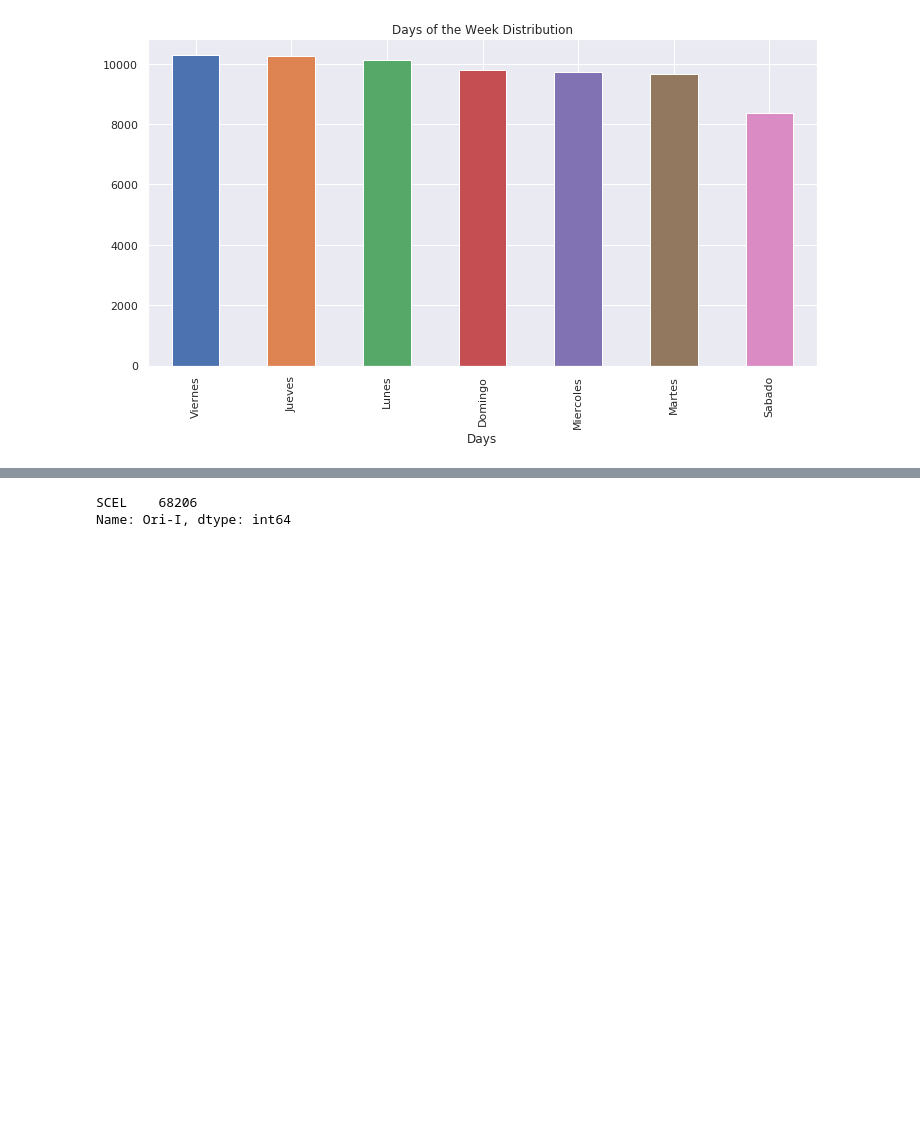
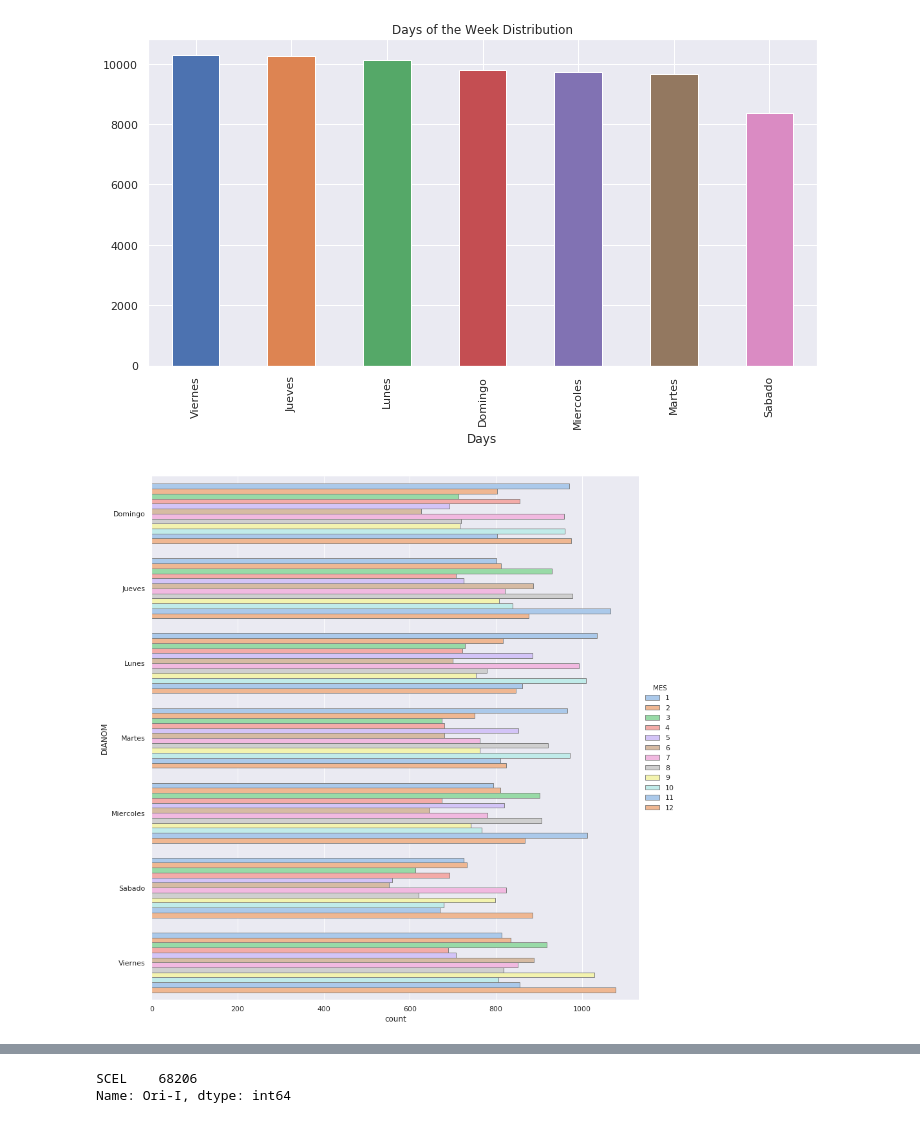
Before and after one commit to nvenegas-oliva/predict-flight-delays, a Jupyter notebook: EDA.ipynb, the cells around one changed output, grey strips where cells are left out. Drawn from its saved outputs; the diff is of its cells as text; code cells hidden in the pictures; blank space fills up the shorter version.

Commit message:
feat: Add chart for day by month distribution

```diff
--- a/EDA.ipynb
+++ b/EDA.ipynb
@@ -84,3 +75,13 @@ _ = plt.xlabel('Days')
 _ = plt.title('Days of the Week Distribution')
 # %% [output]
 [figure]
+# %%
+_ = sns.catplot(y="DIANOM",
+                hue="MES",
+                kind="count",
+                palette="pastel",
+                edgecolor=".5",
+                height=12,
+                data=df)
+# %% [output]
+[figure, added]
```
Also changed, not shown: parts of 2 cells of this notebook.
